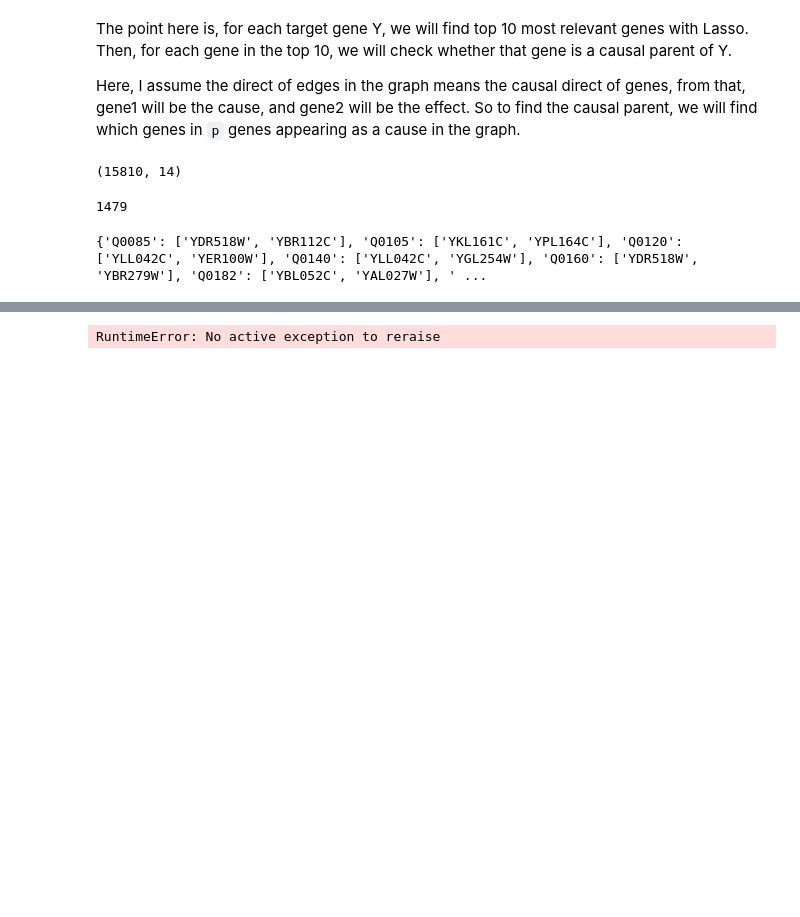
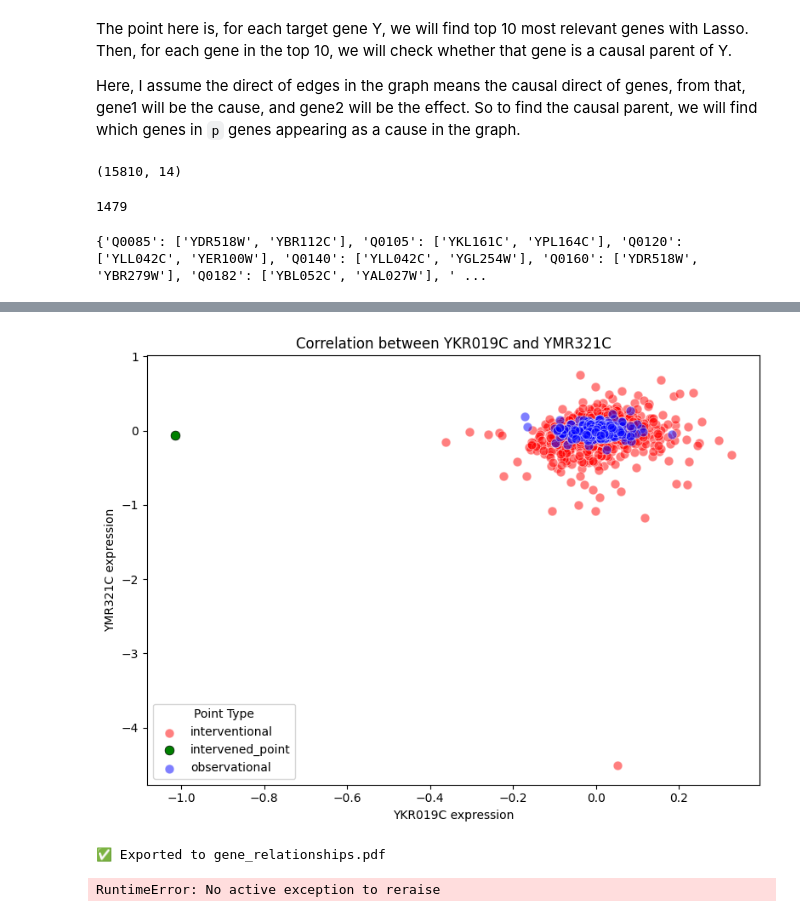
Before and after one commit to bonkh/ICM-replication, a Jupyter notebook: Experiment2/test.ipynb, the cells around one changed output, grey strips where cells are left out. Cells and saved outputs as stored; diff of their text form; code cells hidden in the pictures; blank space fills up the shorter version.

```diff
--- a/Experiment2/test.ipynb
+++ b/Experiment2/test.ipynb
@@ -218,3 +244,68 @@ plot_gene_relationship('YLR270W', 'YLR345W', obs_data, int_data, int_pos_data)
+# %%
+plot_gene_relationship('YMR321C', 'YKR019C', obs_data, int_data, int_pos_data)
+# %% [output]
+[figure, added]
+# %%
+from matplotlib.backends.backend_pdf import PdfPages
+import matplotlib.pyplot as plt
+import seaborn as sns
+
+def plot_gene_relationship_on_ax(target_gene, cause_gene, obs_data, int_data, int_pos_data, ax, title):
+    # Find intervention index for cause gene
+    intervention_pos = int_pos_data[int_pos_data['Mutant'] == cause_gene].index
+    intervened_index = intervention_pos[0] if not intervention_pos.empty else None
+
+    # Extract relevant columns
+    obs_pair = obs_data[[cause_gene, target_gene]].copy()
+    int_pair = int_data[[cause_gene, target_gene]].copy()
+
+    # Label point types
+    obs_pair['point_type'] = 'observational'
+    int_pair['point_type'] = 'interventional'
+
+    # Mark the specific intervened point
+    if intervened_index is not None and intervened_index in int_pair.index:
+        int_pair.loc[intervened_index, 'point_type'] = 'intervened_point'
+
+    # Combine data
+    combined_df = pd.concat([int_pair, obs_pair], ignore_index=True)
+
+    # Split by type for manual control of plotting order
+    intervened_points = combined_df[combined_df['point_type'] == 'intervened_point']
+    interventional_points = combined_df[combined_df['point_type'] == 'interventional']
+    observational_points = combined_df[combined_df['point_type'] == 'observational']
+
+    # Plot manually in order
+    sns.scatterplot(data=interventional_points, x=cause_gene, y=target_gene,
+                    color='red', label='Dữ liệu can thiệp', alpha=0.5, s=60, ax=ax)
+    sns.scatterplot(data=observational_points, x=cause_gene, y=target_gene,
+                    color='blue', label='Dữ liệu quan sát', alpha=0.5, s=60, ax=ax)
+    sns.scatterplot(data=intervened_points, x=cause_gene, y=target_gene,
+                    color='green', label='Điểm can thiệp', s=60, edgecolor='black', linewidth=0.5, ax=ax)
+
+
+    ax.set_title(title)
+    ax.set_xlabel(f'Biểu hiện của gene {cause_gene}')
+    ax.set_ylabel(f'Biểu hiện của gene {target_gene}')
+
+
+fig, axes = plt.subplots(1, 2, figsize=(14, 6))
+
+# Plot on subplots
+plot_gene_relationship_on_ax('YMR321C', 'YPL273W', obs_data, int_data, int_pos_data, axes[0], f'Tình huống 1: YPL273W → YMR321C')
+plot_gene_relationship_on_ax('YMR321C', 'YKR019C', obs_data, int_data, int_pos_data, axes[1], f'Tình huống 2: YKR019C ↛ YMR321C')
+
+# Adjust layout
+plt.tight_layout()
+
+# Export to PDF
+with PdfPages("gene_relationships.pdf") as pdf:
+    pdf.savefig(fig)
+    plt.close()
+
+print("✅ Exported to gene_relationships.pdf")
+# %% [output]
+✅ Exported to gene_relationships.pdf
 # %%
 raise
 # %% [output]
```
Also changed, not shown: parts of 2 cells of this notebook, 7 other files.
